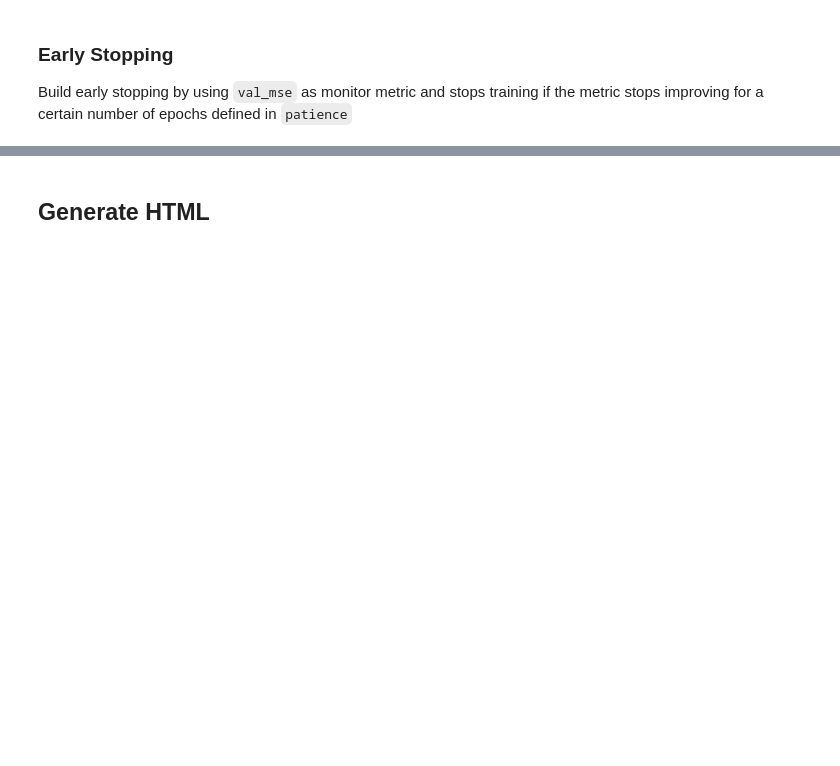
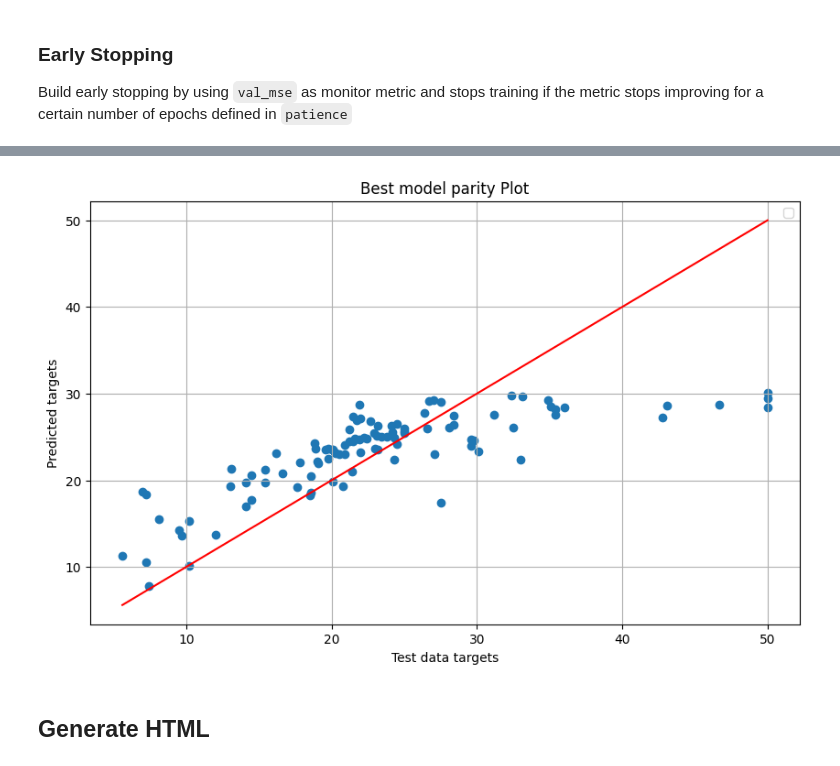
Before and after one commit to mw1296/DSAN5300, a Jupyter notebook: labs/lab-W10-Keras-OPTIONAL-BONUS/lab.ipynb, the cells around one changed output, grey strips where cells are left out. Saved outputs shown, nothing was run; the diff lists cells and outputs as text; code cells hidden in the pictures; blank space fills up the shorter version.

```diff
--- a/labs/lab-W10-Keras-OPTIONAL-BONUS/lab.ipynb
+++ b/labs/lab-W10-Keras-OPTIONAL-BONUS/lab.ipynb
@@ -254,0 +407,14 @@ print(f"\nFirst configuration's final test MSE: {results[0]['history'].history['
+# %%
+# predict with test data
+predict = results[9]['model'].predict(test_data).flatten()
+
+plt.figure(figsize=(10, 6))
+plt.scatter(test_targets, predict)
+plt.plot([min(test_targets), max(test_targets)], [min(test_targets), max(test_targets)], 'r-')
+plt.xlabel('Test data targets')
+plt.ylabel('Predicted targets')
+plt.title('Best model parity Plot')
+plt.legend() # Now this will display the labels
+plt.grid(True)
+plt.show()
+# %% [output]
@@ -255,3 +422,4 @@ print(f"\nFirst configuration's final test MSE: {results[0]['history'].history['
+[figure, added]
 # %% [markdown]
 ## Generate HTML
 # %%
```
Also changed, not shown: parts of 24 cells of this notebook, 5 other files.
